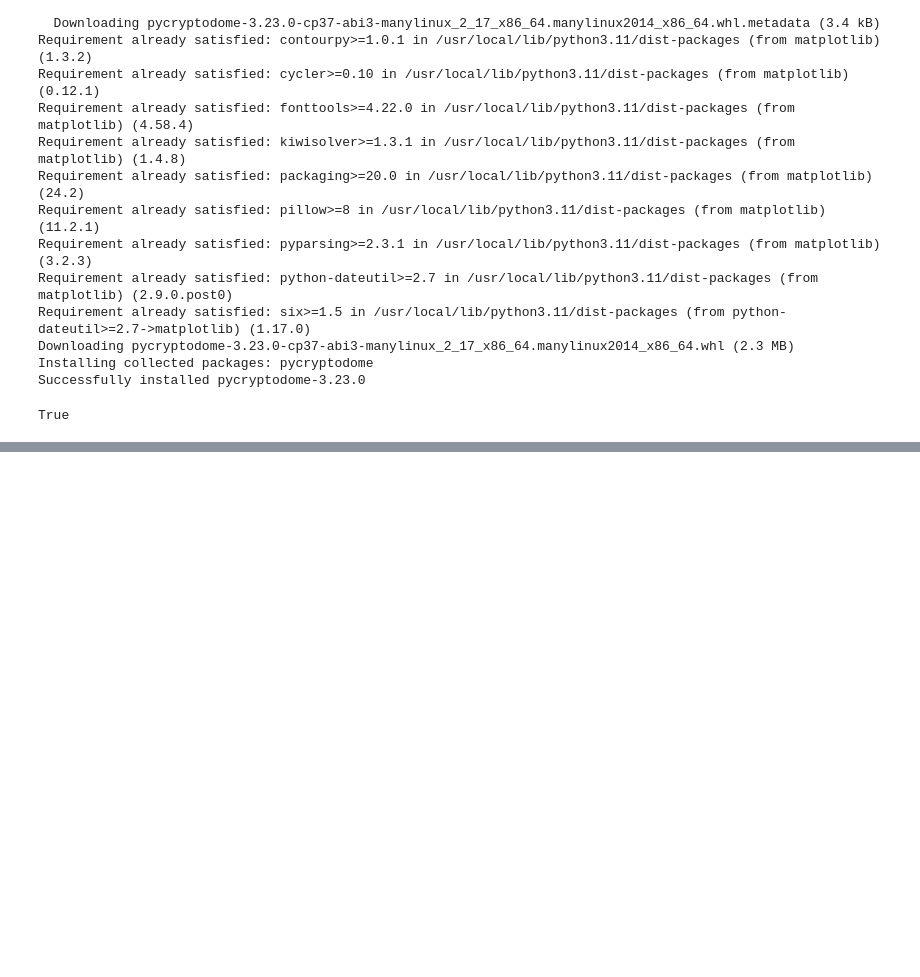
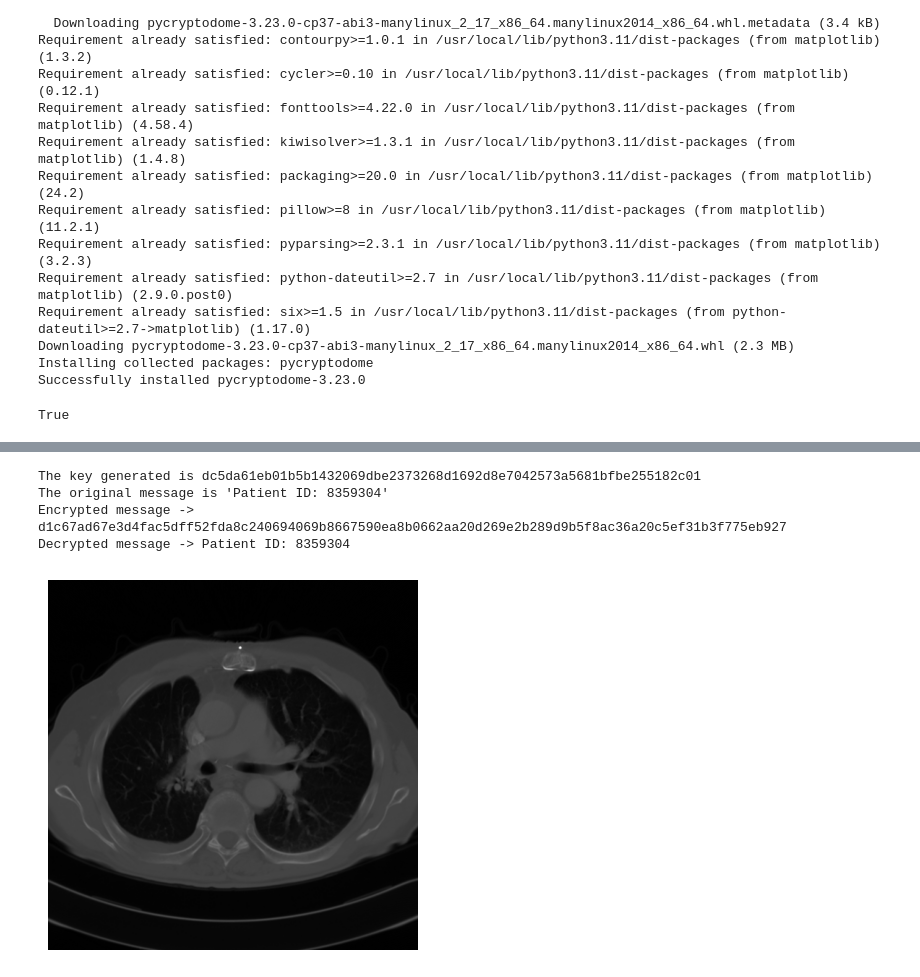
Before and after one commit to Munazza-Farees/edunet-virtual-internship, a Jupyter notebook: Steganography_System.ipynb, the cells around one changed output, grey strips where cells are left out. Cells and saved outputs as stored; diff of their text form; code cells hidden in the pictures; blank space fills up the shorter version.

Commit message:
Work 2: AES Encryption Integration

```diff
--- a/Steganography_System.ipynb
+++ b/Steganography_System.ipynb
@@ -81,0 +88,39 @@ PSNR: 87.79 dB
+# %%
+from Cryptodome.Cipher import AES
+from Cryptodome.Random import get_random_bytes
+from Cryptodome.Util.Padding import pad, unpad
+
+def encrypt_message(message, key):
+  cipher = AES.new(key, AES.MODE_CBC)
+  ct_bytes = cipher.encrypt(pad(message.encode(), AES.block_size))
+  return cipher.iv + ct_bytes
+
+def decrypt_message(ciphertext, key):
+  iv = ciphertext[:16]
+  ct = ciphertext[16:]
+  cipher = AES.new(key, AES.MODE_CBC, iv)
+  return unpad(cipher.decrypt(ct), AES.block_size).decode()
+
+key = get_random_bytes(32)
+message = "Patient ID: 8359304"
+
+print(f"The key generated is {key.hex()}")
+print(f"The original message is '{message}'")
+
+encrypted = encrypt_message(message, key)
+print(f"Encrypted message -> {encrypted.hex()}")
+stego = embed_lsb(cover, encrypted.hex())
+cv2.imwrite('stego_encrypted.jpg', stego)
+extracted = bytes.fromhex(extract_lsb(stego, len(encrypted.hex())))
+decrypted = decrypt_message(extracted, key)
+print(f"Decrypted message -> {decrypted}")
+
+plt.imshow(cv2.cvtColor(cover, cv2.COLOR_BGR2RGB))
+plt.axis('off')
+plt.show()
+# %% [output]
+The key generated is dc5da61eb01b5b1432069dbe2373268d1692d8e7042573a5681bfbe255182c01
+The original message is 'Patient ID: 8359304'
+Encrypted message -> d1c67ad67e3d4fac5dff52fda8c240694069b8667590ea8b0662aa20d269e2b289d9b5f8ac36a20c5ef31b3f775eb927
+Decrypted message -> Patient ID: 8359304
+[figure, added]
```
Also changed, not shown: parts of 2 cells of this notebook.
